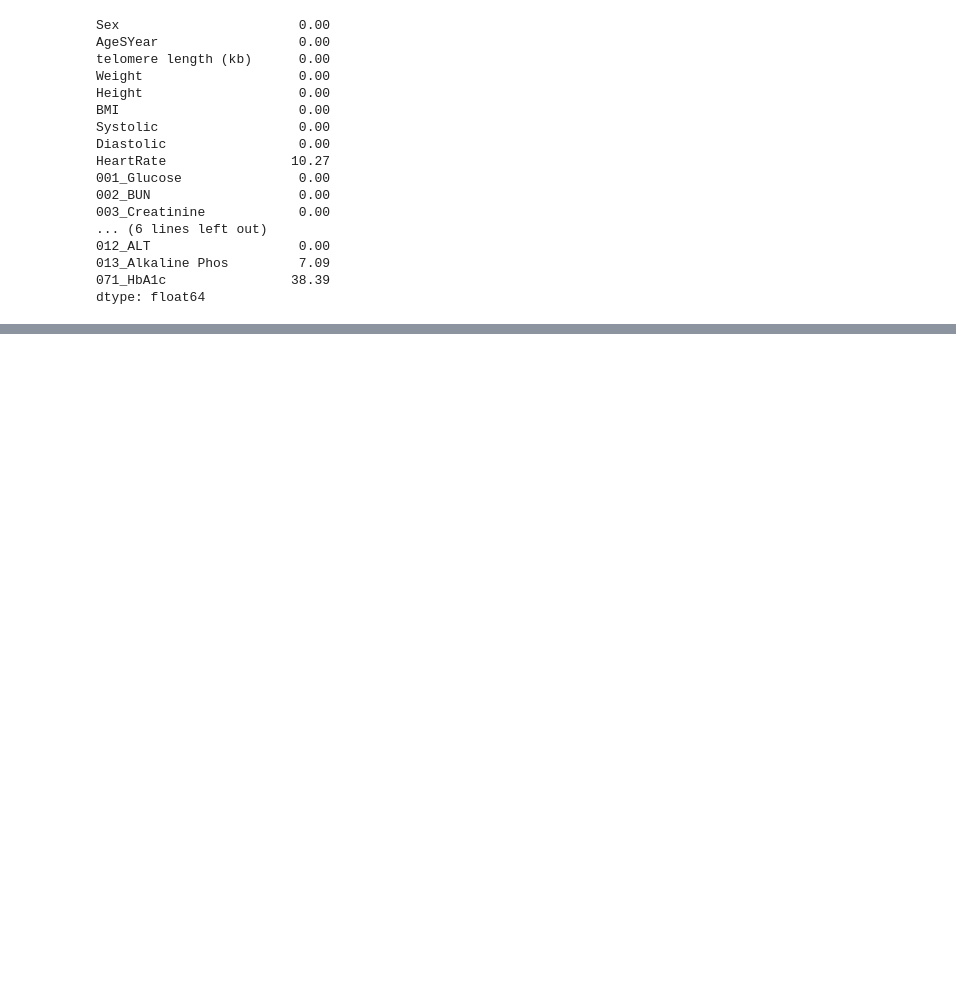
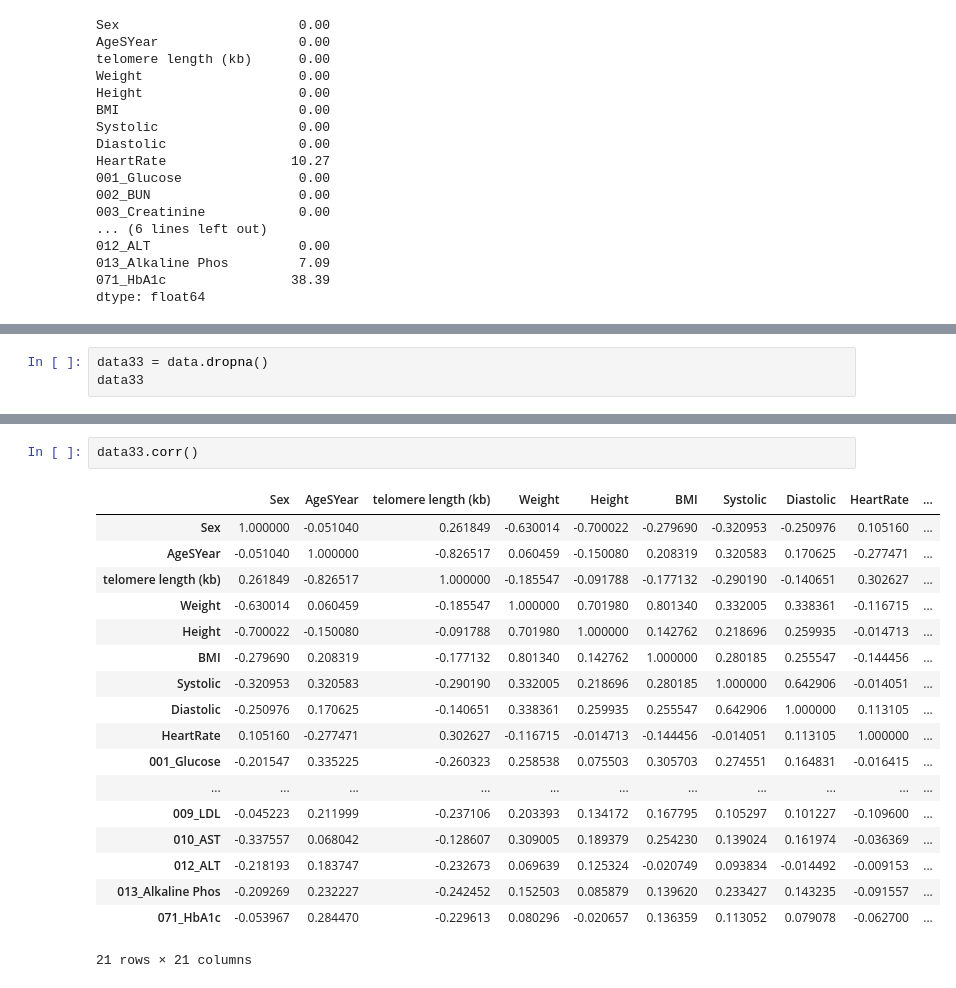
Before and after one commit to BooEiEi/project, a Jupyter notebook: Project1.ipynb, the cells around one changed output, grey strips where cells are left out. Saved outputs shown, nothing was run; the diff lists cells and outputs as text; blank space fills up the shorter version.

```diff
--- a/Project1.ipynb
+++ b/Project1.ipynb
@@ -125,0 +345,3 @@ dtype: float64
+# %%
+data33 = data.dropna()
+data33
@@ -125,0 +362,21 @@ dtype: float64
+# %%
+data33.corr()
+# %% [output]
+|  | Sex | AgeSYear | telomere length (kb) | Weight | Height | BMI | Systolic | Diastolic | HeartRate | ... |
+| Sex | 1.000000 | -0.051040 | 0.261849 | -0.630014 | -0.700022 | -0.279690 | -0.320953 | -0.250976 | 0.105160 | ... |
+| AgeSYear | -0.051040 | 1.000000 | -0.826517 | 0.060459 | -0.150080 | 0.208319 | 0.320583 | 0.170625 | -0.277471 | ... |
+| telomere length (kb) | 0.261849 | -0.826517 | 1.000000 | -0.185547 | -0.091788 | -0.177132 | -0.290190 | -0.140651 | 0.302627 | ... |
+| Weight | -0.630014 | 0.060459 | -0.185547 | 1.000000 | 0.701980 | 0.801340 | 0.332005 | 0.338361 | -0.116715 | ... |
+| Height | -0.700022 | -0.150080 | -0.091788 | 0.701980 | 1.000000 | 0.142762 | 0.218696 | 0.259935 | -0.014713 | ... |
+| BMI | -0.279690 | 0.208319 | -0.177132 | 0.801340 | 0.142762 | 1.000000 | 0.280185 | 0.255547 | -0.144456 | ... |
+| Systolic | -0.320953 | 0.320583 | -0.290190 | 0.332005 | 0.218696 | 0.280185 | 1.000000 | 0.642906 | -0.014051 | ... |
+| Diastolic | -0.250976 | 0.170625 | -0.140651 | 0.338361 | 0.259935 | 0.255547 | 0.642906 | 1.000000 | 0.113105 | ... |
+| HeartRate | 0.105160 | -0.277471 | 0.302627 | -0.116715 | -0.014713 | -0.144456 | -0.014051 | 0.113105 | 1.000000 | ... |
+| 001_Glucose | -0.201547 | 0.335225 | -0.260323 | 0.258538 | 0.075503 | 0.305703 | 0.274551 | 0.164831 | -0.016415 | ... |
+| ... | ... | ... | ... | ... | ... | ... | ... | ... | ... | ... |
+| 009_LDL | -0.045223 | 0.211999 | -0.237106 | 0.203393 | 0.134172 | 0.167795 | 0.105297 | 0.101227 | -0.109600 | ... |
+| 010_AST | -0.337557 | 0.068042 | -0.128607 | 0.309005 | 0.189379 | 0.254230 | 0.139024 | 0.161974 | -0.036369 | ... |
+| 012_ALT | -0.218193 | 0.183747 | -0.232673 | 0.069639 | 0.125324 | -0.020749 | 0.093834 | -0.014492 | -0.009153 | ... |
+| 013_Alkaline Phos | -0.209269 | 0.232227 | -0.242452 | 0.152503 | 0.085879 | 0.139620 | 0.233427 | 0.143235 | -0.091557 | ... |
+| 071_HbA1c | -0.053967 | 0.284470 | -0.229613 | 0.080296 | -0.020657 | 0.136359 | 0.113052 | 0.079078 | -0.062700 | ... |
+21 rows × 21 columns
```
Also changed, not shown: parts of 25 cells of this notebook.
